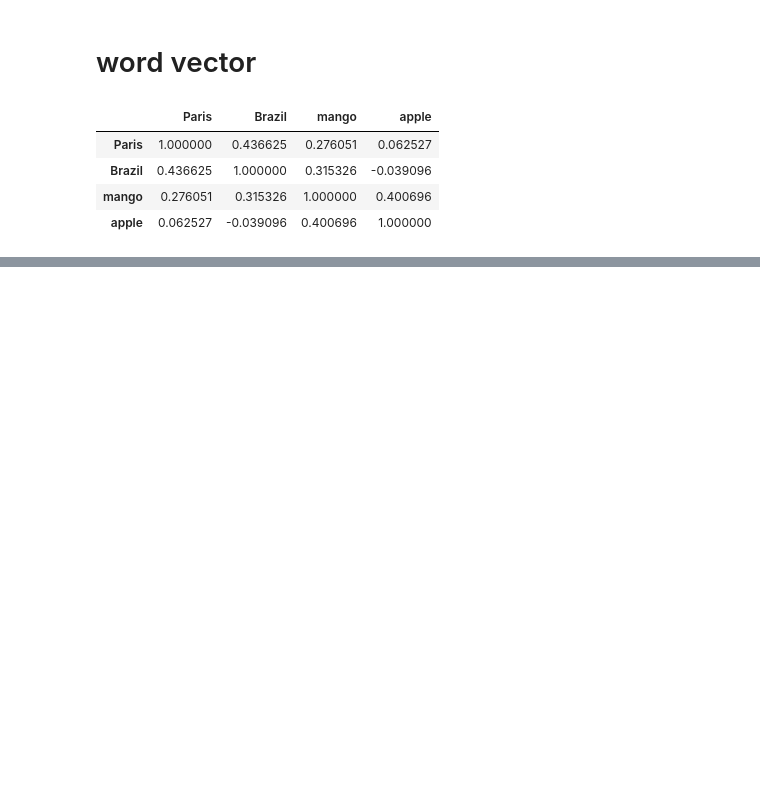
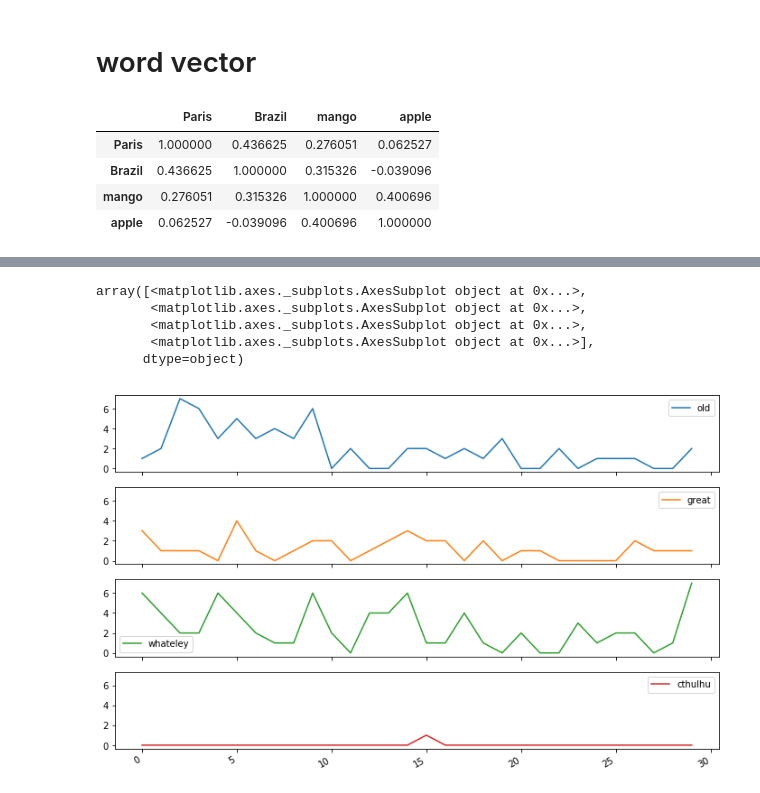
Before and after one commit to abevieiramota/learning-spacy, a Jupyter notebook: 0 - Spacy.ipynb, the cells around one changed output, grey strips where cells are left out. Drawn from its saved outputs; the diff is of its cells as text; code cells hidden in the pictures; blank space fills up the shorter version.

```diff
--- a/0 - Spacy.ipynb
+++ b/0 - Spacy.ipynb
@@ -115,0 +160,3 @@ trudeau.is_stop, wish.is_stop
+# %%
+that = nyt[5]
+trudeau.is_stop, that.is_stop
@@ -238,0 +321,24 @@ list(candidate)
+# %%
+# https://github.com/explosion/spacy-notebooks/blob/master/notebooks/conference_notebooks/advanced_text_analysis.ipynb
+# adapted
+def locations(test_condition, haystack):
+    """
+    Make a list of locations, bin those into a histogram,
+    and finally put it into a Pandas Series object so that we
+    can later make it into a DataFrame.
+    """
+    return pd.Series(np.histogram(
+        [word.i for word in haystack
+         if test_condition(word)], bins=30)[0])
+# %%
+pd.DataFrame(
+    {lemma: locations(lambda word: word.lemma_ == lemma, hp)
+     for lemma in ['old', 'great', 'whateley', 'cthulhu']}
+).plot(subplots=True, figsize=(12, 8), sharey=True)
+# %% [output]
+array([<matplotlib.axes._subplots.AxesSubplot object at 0x...>,
+       <matplotlib.axes._subplots.AxesSubplot object at 0x...>,
+       <matplotlib.axes._subplots.AxesSubplot object at 0x...>,
+       <matplotlib.axes._subplots.AxesSubplot object at 0x...>],
+      dtype=object)
+[figure, added]
```
Also changed, not shown: parts of 93 cells of this notebook, 5 other files.
